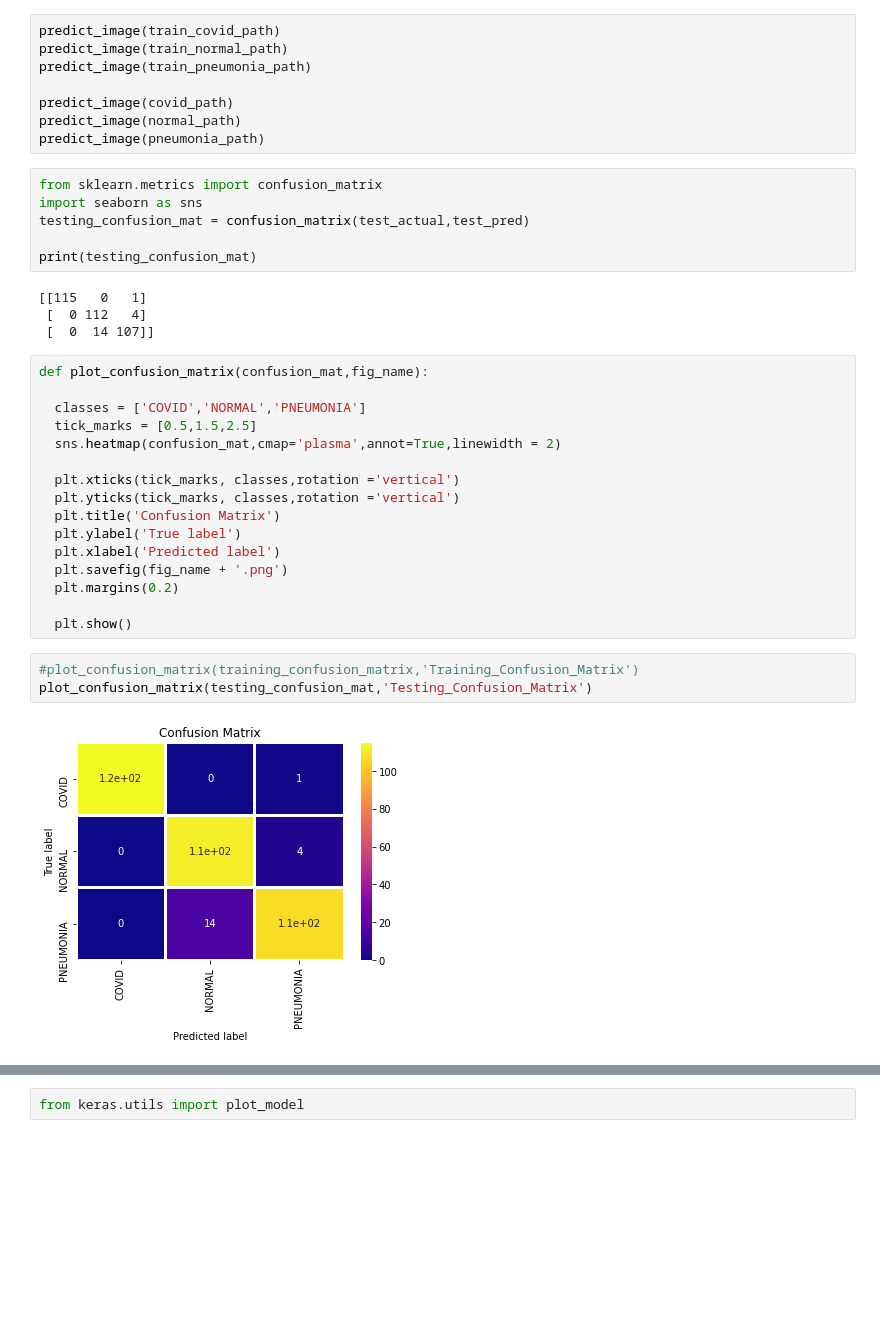
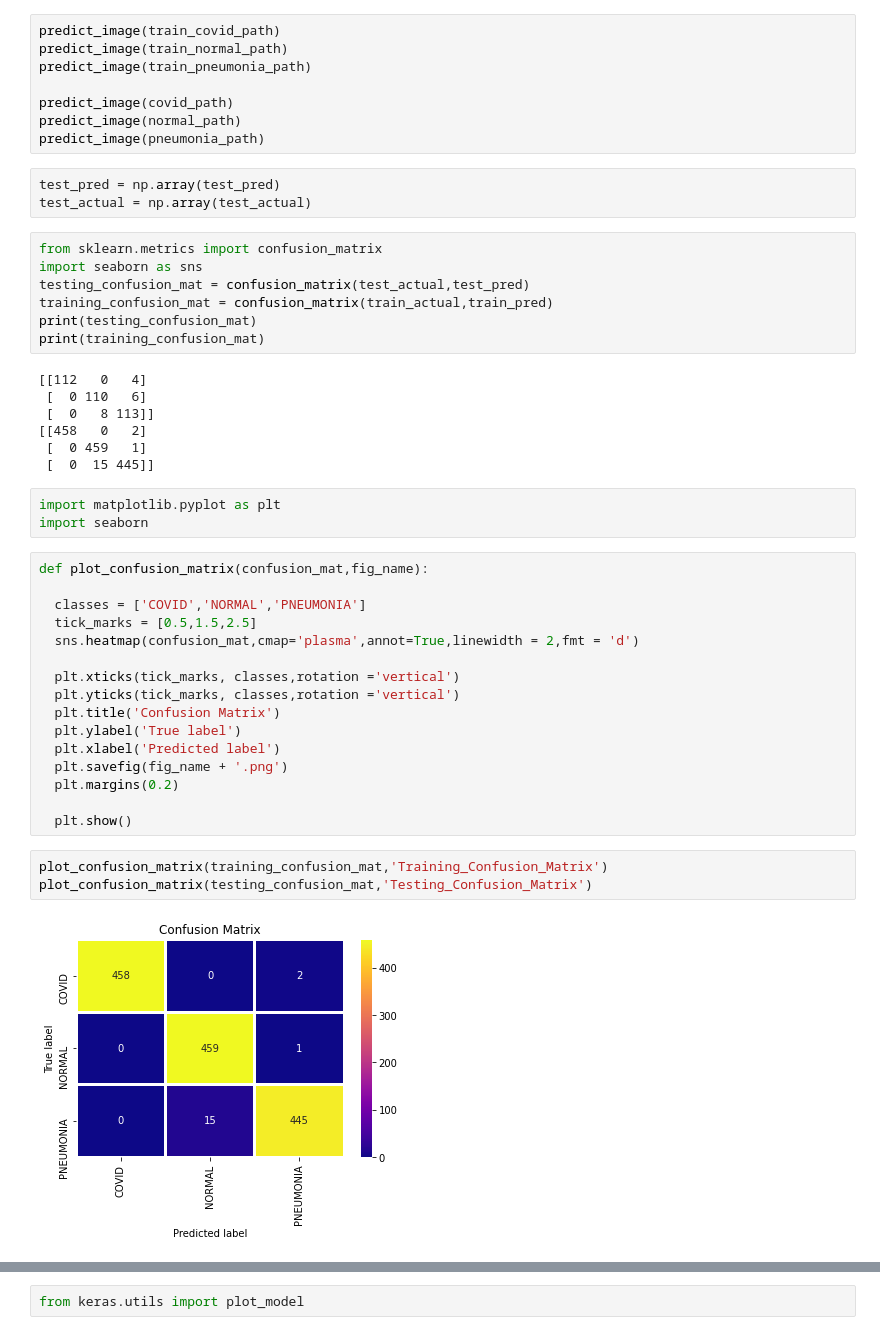
Before and after one commit to himanshu-tawra/COVID-19-Detector-Flask-App-from-Chest-X-ray-Images-with-Keras-and-Deep-Learning, a Jupyter notebook: Xception.ipynb, the cells around one changed output, grey strips where cells are left out. Drawn from its saved outputs; the diff is of its cells as text; blank space fills up the shorter version.

```diff
--- a/Xception.ipynb
+++ b/Xception.ipynb
@@ -153,22 +191,32 @@ predict_image(train_pneumonia_path)
 predict_image(covid_path)
 predict_image(normal_path)
 predict_image(pneumonia_path)
+# %%
+test_pred = np.array(test_pred)
+test_actual = np.array(test_actual)
 # %%
 from sklearn.metrics import confusion_matrix
 import seaborn as sns
 testing_confusion_mat = confusion_matrix(test_actual,test_pred)
-
+training_confusion_mat = confusion_matrix(train_actual,train_pred)
 print(testing_confusion_mat)
+print(training_confusion_mat)
 # %% [output]
-[[115   0   1]
- [  0 112   4]
- [  0  14 107]]
+[[112   0   4]
+ [  0 110   6]
+ [  0   8 113]]
+[[458   0   2]
+ [  0 459   1]
+ [  0  15 445]]
+# %%
+import matplotlib.pyplot as plt
+import seaborn
 # %%
 def plot_confusion_matrix(confusion_mat,fig_name):
 
   classes = ['COVID','NORMAL','PNEUMONIA']
   tick_marks = [0.5,1.5,2.5]
-  sns.heatmap(confusion_mat,cmap='plasma',annot=True,linewidth = 2)
+  sns.heatmap(confusion_mat,cmap='plasma',annot=True,linewidth = 2,fmt = 'd')
 
   plt.xticks(tick_marks, classes,rotation ='vertical')
   plt.yticks(tick_marks, classes,rotation ='vertical')
@@ -180,7 +228,7 @@ def plot_confusion_matrix(confusion_mat,fig_name):
 
   plt.show()
 # %%
-#plot_confusion_matrix(training_confusion_matrix,'Training_Confusion_Matrix')
+plot_confusion_matrix(training_confusion_mat,'Training_Confusion_Matrix')
 plot_confusion_matrix(testing_confusion_mat,'Testing_Confusion_Matrix')
 # %% [output]
-[figure, old version]
+[figure, new version]
```
Also changed, not shown: parts of 14 cells of this notebook.
